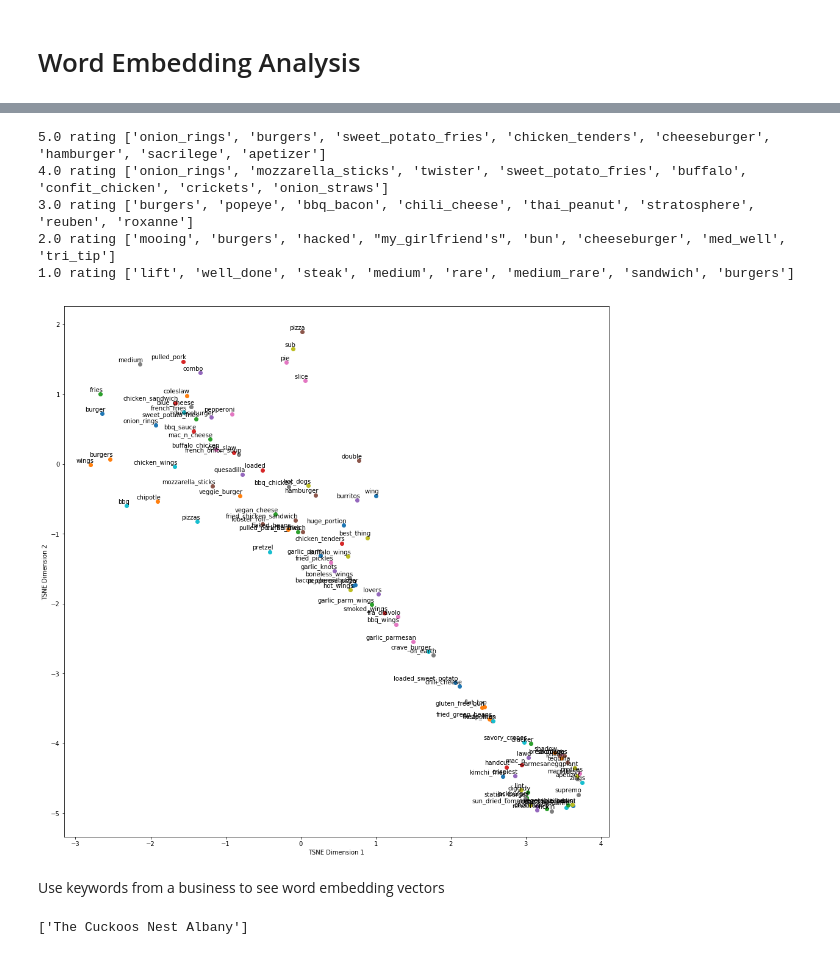
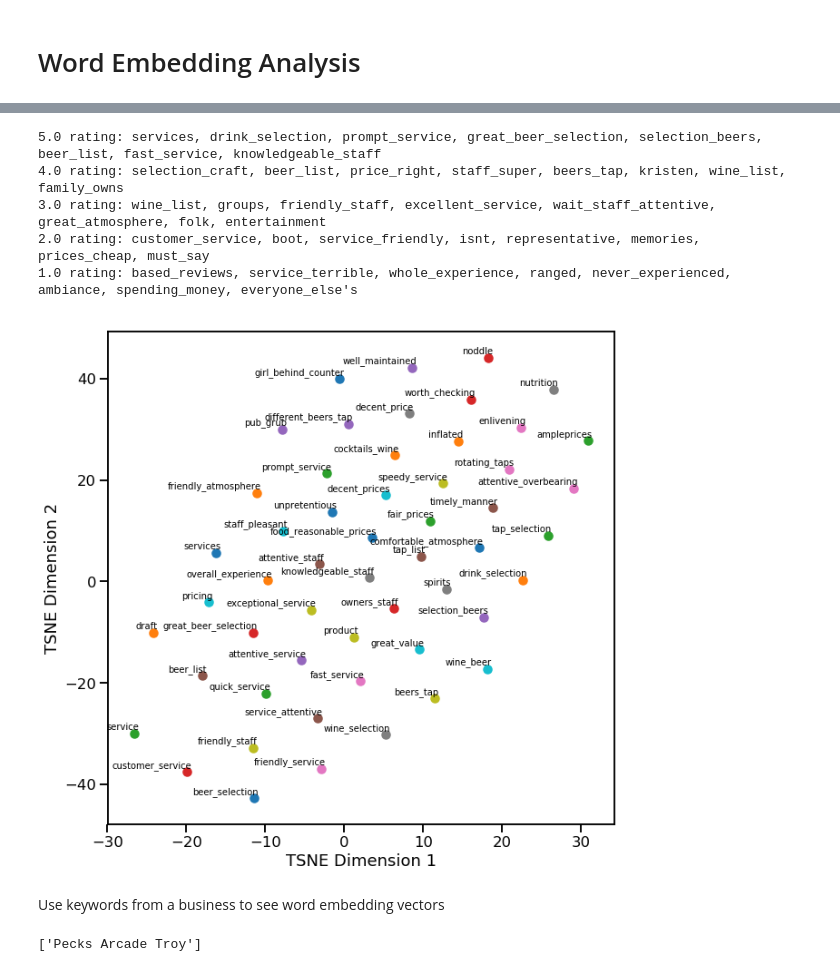
Before and after one commit to DTrimarchi10/nlp_yelp_review_data, a Jupyter notebook: Project_NLP.ipynb, the cells around one changed output, grey strips where cells are left out. Drawn from its saved outputs; the diff is of its cells as text; code cells hidden in the pictures.

```diff
--- a/Project_NLP.ipynb
+++ b/Project_NLP.ipynb
@@ -214,2 +218,2 @@ def fit_phraser(sentences, min_count=5, threshold=6, scoring='default'):
 # %%
-#stopwords = nltk.corpus.stopwords.words('english')
+stopwords = nltk.corpus.stopwords.words('english')
@@ -221,3 +220,11 @@ def fit_phraser(sentences, min_count=5, threshold=6, scoring='default'):
+# %%
+#For tableau I want to keep all of the words in the review for the dashboard text.
+#Drop basic stopwords, short words, and one-word sentences. Makes for better, more interesting, phrases
+#if not tableau:
+for review in reviews:
+    review.remove_stopwords(stopwords)
+    review.drop_short_words(2)
+    review.drop_short_sentences(1)
 # %% [markdown]
 **Bigrams**
 # %%
@@ -295,5 +302,8 @@ print(list(top_20_idf.index))
 # %%
-additional_stopwords = list(set(list(top_20_count.index) + list(top_20_idf.index)))
+#additional_stopwords = list(set(list(top_20_count.index) + list(top_20_idf.index)))
+additional_stopwords = ['place', 'one', 'ordered',
+                        'get', 'like', 'also', 'really', 'go', 'menu',
+                        'this_place', 'order', 'got', 'restaurant', 'us']
 # %%
 for review in reviews:
     review.remove_stopwords(additional_stopwords)
@@ -494,31 +449,34 @@ Modeling 5.0 ratings: 10.01 sec
 # %%
 #See outputs for a specific word
-positive = ['burger', 'wings', 'fries']
+positive = ['customer_service','waitstaff','food']
+positive = ['beer_selection','draft','service']
 negative = []
 n_words = 8
-n_words_on_plot = 100
+n_words_on_plot = 50
 for key in sorted(models, reverse=True):
     try:
-        print(key,"rating",[w[0] for w in models[key].wv.most_similar(
-            positive=positive, negative=negative, topn=n_words)])
+        print(key,"rating:", end=" ")
+        word_list = [w[0] for w in models[key].wv.most_similar(
+            positive=positive, negative=negative, topn=n_words)]
+        print(", ".join(word_list))
     except:
         pass
 # %% [output]
-5.0 rating ['onion_rings', 'burgers', 'sweet_potato_fries', 'chicken_tenders', 'cheeseburger', 'hamburger', 'sacrilege', 'apetizer']
-4.0 rating ['onion_rings', 'mozzarella_sticks', 'twister', 'sweet_potato_fries', 'buffalo', 'confit_chicken', 'crickets', 'onion_straws']
-3.0 rating ['burgers', 'popeye', 'bbq_bacon', 'chili_cheese', 'thai_peanut', 'stratosphere', 'reuben', 'roxanne']
-2.0 rating ['mooing', 'burgers', 'hacked', "my_girlfriend's", 'bun', 'cheeseburger', 'med_well', 'tri_tip']
-1.0 rating ['lift', 'well_done', 'steak', 'medium', 'rare', 'medium_rare', 'sandwich', 'burgers']
+5.0 rating: services, drink_selection, prompt_service, great_beer_selection, selection_beers, beer_list, fast_service, knowledgeable_staff
+4.0 rating: selection_craft, beer_list, price_right, staff_super, beers_tap, kristen, wine_list, family_owns
+3.0 rating: wine_list, groups, friendly_staff, excellent_service, wait_staff_attentive, great_atmosphere, folk, entertainment
+2.0 rating: customer_service, boot, service_friendly, isnt, representative, memories, prices_cheap, must_say
+1.0 rating: based_reviews, service_terrible, whole_experience, ranged, never_experienced, ambiance, spending_money, everyone_else's
 # %%
-tsne_plot_words(models[5.0], n_words=n_words_on_plot, positive=positive, negative=negative)
+tsne_plot_words(models[5.0], n_words=n_words_on_plot, positive=positive, negative=negative, figsize=(10,10))
 # %% [output]
-[figure, old version]
+[figure, new version]
 # %% [markdown]
 Use keywords from a business to see word embedding vectors
 # %%
-search_results = get_restaurants('cuckoos')
+search_results = get_restaurants('pecks')
 # %% [output]
-['The Cuckoos Nest Albany']
+['Pecks Arcade Troy']
 # %%
 n_words = 8
 for restaurant in search_results:
```
Also changed, not shown: parts of 35 cells of this notebook, 4 other files.
